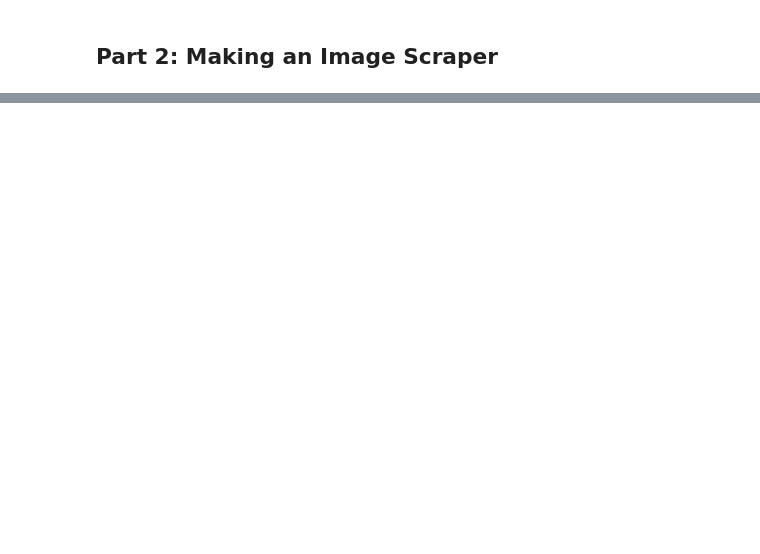
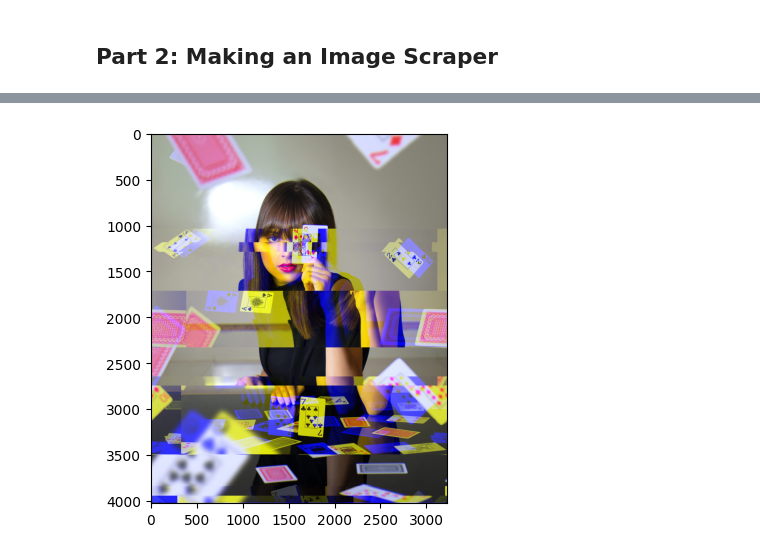
Before and after one commit to DolicaAkelloEgwel/python-workshops, a Jupyter notebook: python-for-beginners/python-for-beginners.ipynb, the cells around one changed output, grey strips where cells are left out. Drawn from its saved outputs; the diff is of its cells as text; code cells hidden in the pictures; blank space fills up the shorter version.

Commit message:
glitch effect

```diff
--- a/python-for-beginners/python-for-beginners.ipynb
+++ b/python-for-beginners/python-for-beginners.ipynb
@@ -193,0 +218,5 @@ image.show()
+# %%
+!pip3 install glitch-this
+from glitch_this import ImageGlitcher
+from PIL import Image
+glitcher = ImageGlitcher()
@@ -193,0 +234,6 @@ image.show()
+# %%
+glitched_image = glitcher.glitch_image(Image.fromarray(random_image), 3.5, color_offset=True)
+imgplot = plt.imshow(glitched_image)
+plt.show()
+# %% [output]
+[figure, added]
```
Also changed, not shown: parts of 17 cells of this notebook.
